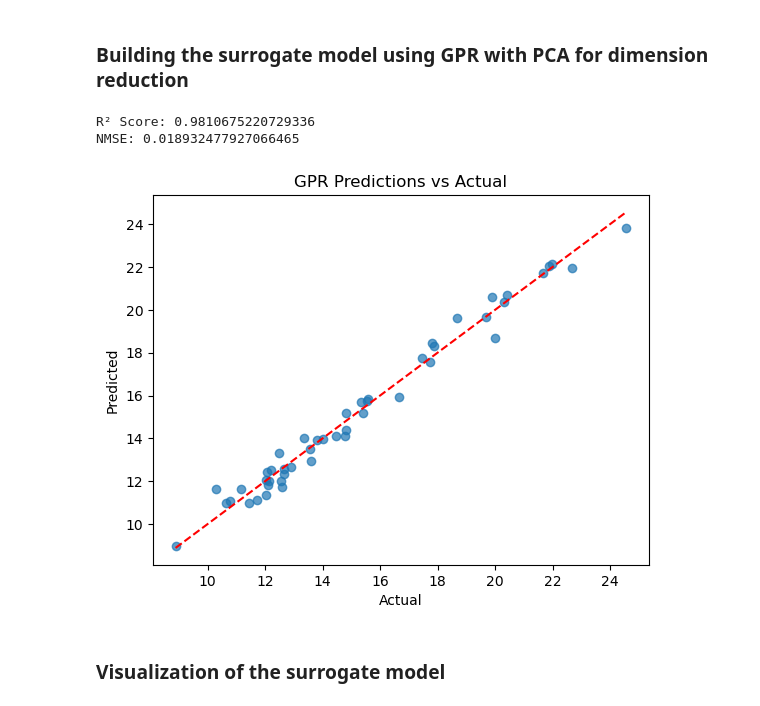
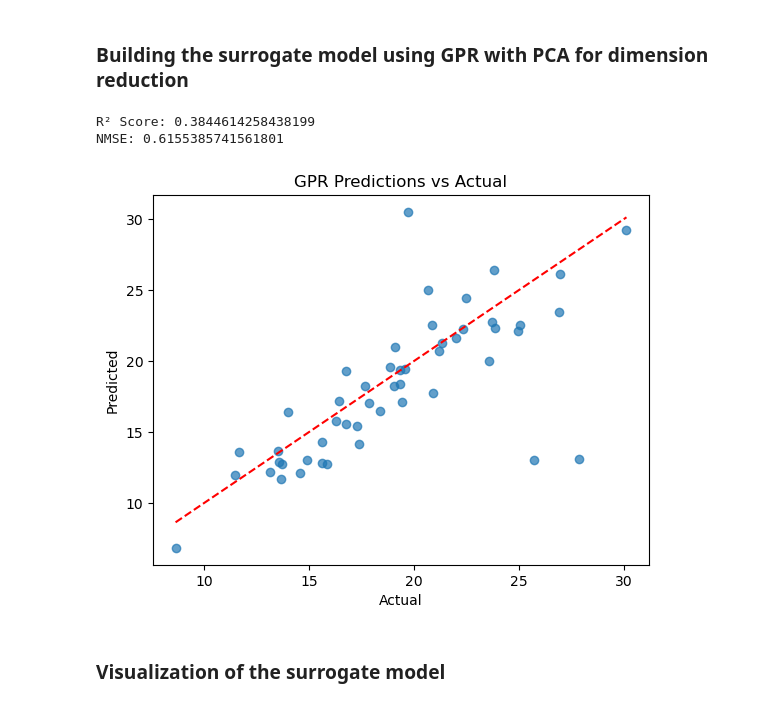
Before and after one commit to Victor-Kao/MDSI_Seismic_Safety, a Jupyter notebook: ANSYS_Building_model/PyAPDL_example/surrogate_model_data_prepare_noSSI_ex221.ipynb, the cells around one changed output. Cells and saved outputs as stored; diff of their text form; code cells hidden in the pictures.

```diff
--- a/ANSYS_Building_model/PyAPDL_example/surrogate_model_data_prepare_noSSI_ex221.ipynb
+++ b/ANSYS_Building_model/PyAPDL_example/surrogate_model_data_prepare_noSSI_ex221.ipynb
@@ -309,8 +331,8 @@ i_doe_wrong = []
 i_doe_valid = []
 
 # Load the JSON file
-i_doe = 1
-directory = r"D:/MDSI_project/PCE_surrogate/InputData/Realization_frf_noSSI/"
+i_doe = 9
+directory = r"D:/MDSI_project/PCE_surrogate/InputData/Realization_frf_noSSI_ex221/"
 
 MAC_values_1 = np.zeros(1000)
 MAC_values_2 = np.zeros(1000)
@@ -351,20 +373,27 @@ for i_doe in range(0,1000):
     mode_freq_vector, mode_shape_vector = extract_mode_shape_vector(natrual_freq,meas_FRFs  )
     #print(mode_freq_vector, mode_shape_vector)
     #
-    mode_freq_1_list = np.zeros(8)
-    mode_freq_2_list = np.zeros(8)
-    mac_1_list = np.zeros(8)
-    mac_2_list = np.zeros(8)
     #
-    i_ch_disp = [9,10,11,12,3,13,14,15]
-    for i_ch in range(8):
+    #i_ch_disp = [9,10,11,12,3,13,14,15]
+    i_ch_disp = [9,15]
+    mode_freq_1_list = np.zeros(len(i_ch_disp))
+    mode_freq_2_list = np.zeros(len(i_ch_disp))
+    mac_1_list = np.zeros(len(i_ch_disp))
+    mac_2_list = np.zeros(len(i_ch_disp))
     #
-        [index_1, index_2], [mode_freq_1_list[i_ch],mode_freq_2_list[i_ch]] = find_peaks_SDOFsup(2,mode_freq_vector,meas_FRFs[f'disp_ch{i_ch_disp[i_ch]}']['freq'], abs( meas_FRFs[f'disp_ch{i_ch_disp[i_ch]}']['ampl']),0.05)
+    for i_ch in range(len(i_ch_disp)):
+        [index_1, index_2], [mode_freq_1_list[i_ch],mode_freq_2_list[i_ch]] = find_peaks_SDOFsup(2,mode_freq_vector,meas_FRFs[f'disp_ch{i_ch_disp[i_ch]}']['freq'], abs( meas_FRFs[f'disp_ch{i_ch_disp[i_ch]}']['imag']),0.05,plot_=False)
+
         mac_1_list[i_ch] = get_MAC(mode_shape_vector[int(index_1),:],mode_1_exp)
         mac_2_list[i_ch] = get_MAC(mode_shape_vector[int(index_2),:],mode_2_exp)
     #
-    f_n_1_mean = mean_value_filted(mode_freq_1_list,1)
-    f_n_2_mean = mean_value_filted(mode_freq_2_list,1)
+    #print(mode_freq_1_list)
+    #print(np.std(find_max_cluster(mode_freq_1_list)))
+    #print(f_n_2_mean)
+    f_n_1_mean = mean_value_filted((mode_freq_1_list),1)
+    f_n_2_mean = mean_value_filted((mode_freq_2_list),1)
+
+    #print(find_max_cluster(mode_freq_2_list))
     mac_1_mean = mean_value_filted(mac_1_list,1)
     mac_2_mean = mean_value_filted(mac_2_list,1)
 
@@ -375,11 +404,12 @@ for i_doe in range(0,1000):
     Fn_values_2[i_doe] = f_n_2_mean
     MMI_1[i_doe] = get_MMI(f_n_1_mean,mean_fn_1_exp,mac_1_mean,0.7)
     MMI_2[i_doe] = get_MMI(f_n_2_mean,mean_fn_2_exp,mac_2_mean,0.7)
-    if mac_1_mean <= 0.4 or mac_2_mean <= 0.4:
+    if mac_1_mean <= 0.5 or mac_2_mean <= 0.4:
         i_doe_wrong.append(i_doe)
     else:
         i_doe_valid.append(i_doe)
 
+    #i_ch_disp_2 = [9,10,11,12]
     #for i_plot in i_ch_disp:
     #    plt.plot(loaded_data['meas_frf'][f'disp_ch{i_plot}']['freq'], loaded_data['meas_frf'][f'disp_ch{i_plot}']['imag'],linestyle=":")
     #plt.axvline(x=f_n_1_mean, color='red', linestyle='--', label=f'fn1:{f_n_1_mean}')
@@ -639,35 +669,39 @@ Explained variance by PCA components: [0.07759992 0.0720333  0.06756656 0.066166
 # %%
 import matplotlib.pyplot as plt
 from sklearn.metrics import mean_squared_error, r2_score
 # Define the kernel (adjust as needed)
 kernel = C(1.0, (1e-3, 1e3)) * RBF(length_scale=1.0, length_scale_bounds=(1e-2, 1e2))
 
+X_train = X_train_fn2
+y_train = y_train_fn2
+X_test  = X_test_fn2
+y_test  = y_test_fn2
 # Initialize and train the GPR model
 gpr = GaussianProcessRegressor(kernel=kernel, n_restarts_optimizer=10, random_state=42)
 gpr.fit(X_train, y_train)
 
 # Predict on the test set
 y_pred = gpr.predict(X_test)
 
 # Compute R² score
 r2 = r2_score(y_test, y_pred)
 print(f"R² Score: {r2}")
 
 # Compute NMSE (Normalized Mean Squared Error)
 nmse = mean_squared_error(y_test, y_pred) / np.var(y_test)
 print(f"NMSE: {nmse}")
 
 
 plt.scatter(y_test, y_pred, alpha=0.7)
 plt.plot([min(y_test), max(y_test)], [min(y_test), max(y_test)], color='red', linestyle='--')
 plt.xlabel("Actual")
 plt.ylabel("Predicted")
 plt.title("GPR Predictions vs Actual")
 plt.show()
 # %% [output]
-R² Score: 0.9810675220729336
-NMSE: 0.018932477927066465
+R² Score: 0.3844614258438199
+NMSE: 0.6155385741561801
-[figure, old version]
+[figure, new version]
 # %% [markdown]
 ### Visualization of the surrogate model
 # %%
```
Also changed, not shown: parts of 8 cells of this notebook, 10 other files.
